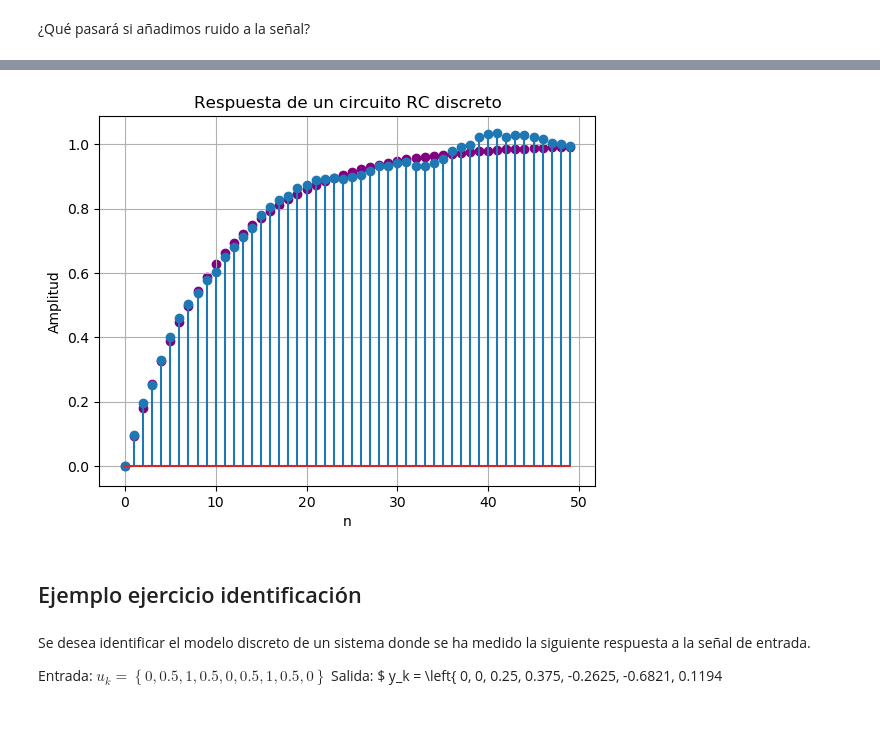
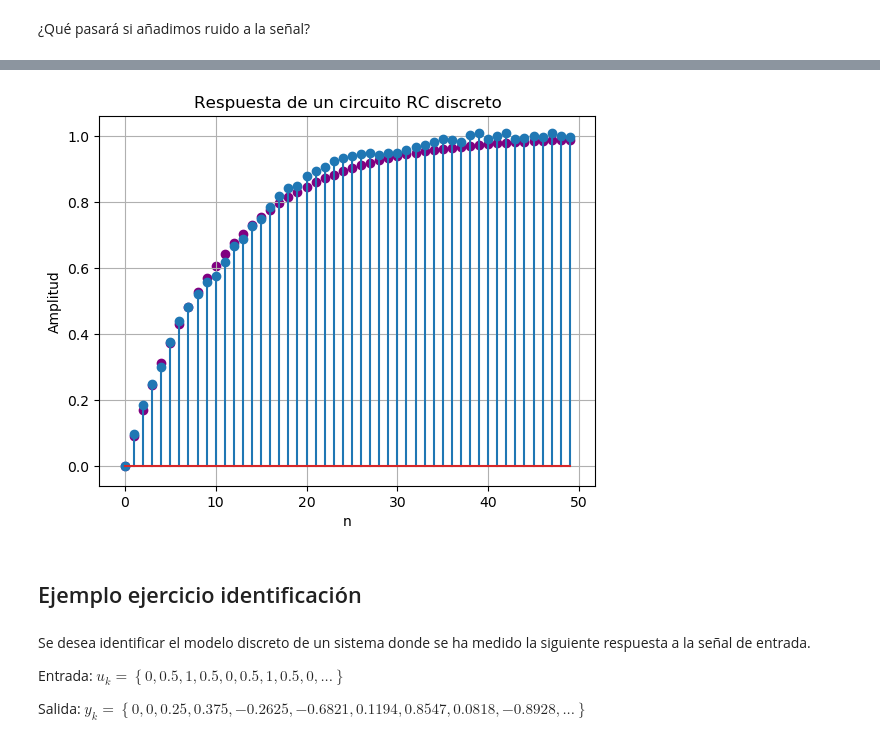
Before and after one commit to pablocarb/ari-notebooks, a Jupyter notebook: T3.ipynb, the cells around one changed output, grey strips where cells are left out. Cells and saved outputs as stored; diff of their text form; code cells hidden in the pictures.

```diff
--- a/T3.ipynb
+++ b/T3.ipynb
@@ -82,25 +82,26 @@ print(theta)
 # %%
 y1 = np.zeros(N)  # Inicialización de la salida
 # Ecuación en diferencias
 y1[0] = 0  # Condición inicial
 for n in range(1, N):
     y1[n] = (1 - a1) * y1[n-1] + a1 * x[n]
 
 
 # Graficar
-plt.stem(range(N), y, use_line_collection=True)
+plt.stem(range(N), y)
 plt.scatter(range(N), y1,color='purple')
 plt.title("Respuesta de un circuito RC discreto")
 plt.xlabel("n")
 plt.ylabel("Amplitud")
 plt.grid()
 plt.show()
 # %% [output]
-[figure, old version]
+[figure, new version]
 # %% [markdown]
 ## Ejemplo ejercicio identificación
 # %% [markdown]
 Se desea identificar el modelo discreto de un sistema donde se ha medido la siguiente respuesta a la señal de entrada.
 
-Entrada: $ u_k = \left\{ 0, 0.5, 1, 0.5, 0, 0.5, 1, 0.5, 0 \right\} $
-Salida: $ y_k =  \left\{ 0, 0, 0.25, 0.375, -0.2625, -0.6821, 0.1194
+Entrada: $ u_k = \left\{ 0, 0.5, 1, 0.5, 0, 0.5, 1, 0.5, 0, ... \right\} $
+
+Salida: $ y_k =  \left\{ 0, 0, 0.25, 0.375, -0.2625, -0.6821, 0.1194, 0.8547, 0.0818, -0.8928, ... \right\} $
```
Also changed, not shown: parts of 8 cells of this notebook.
